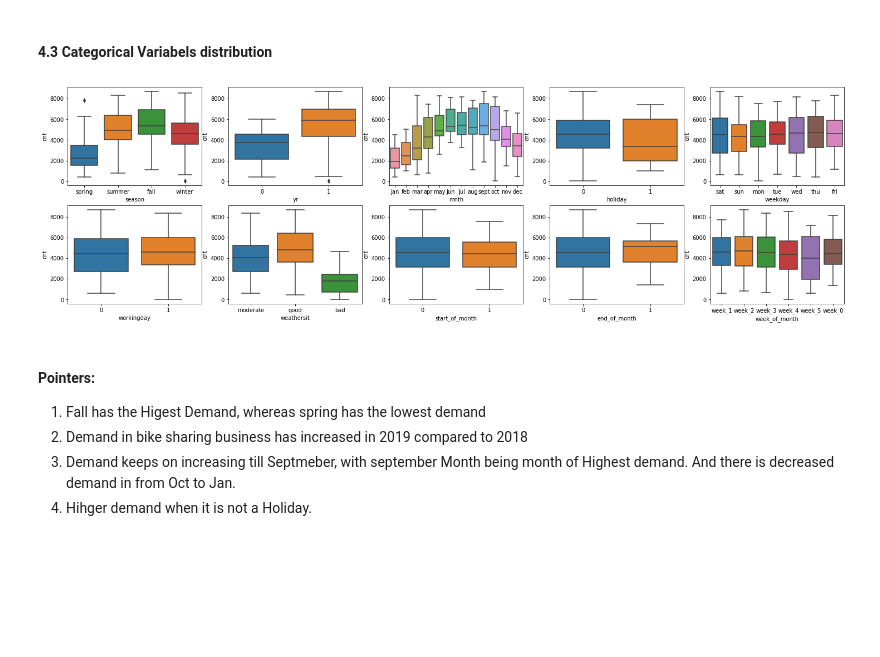
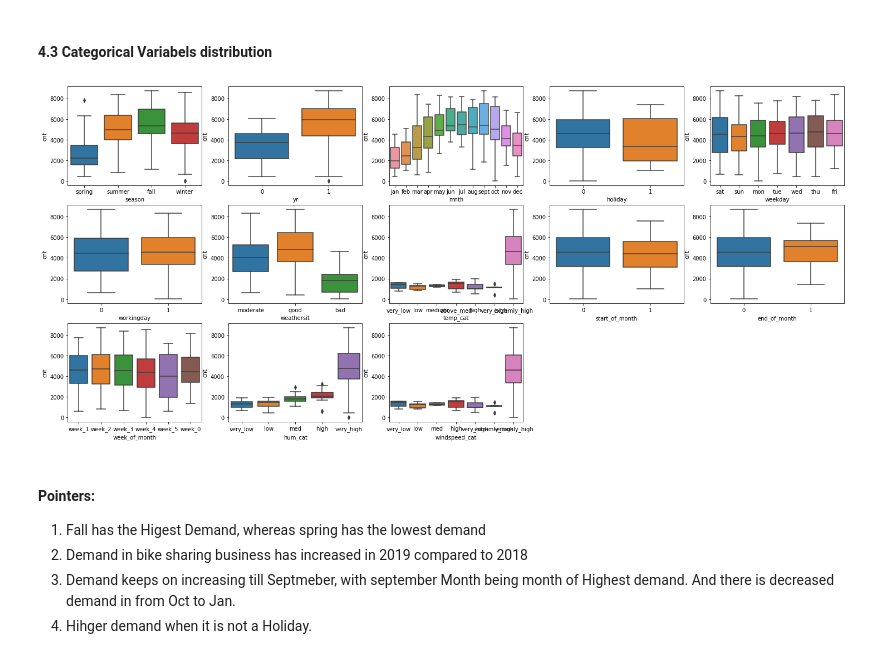
Before and after one commit to yashyennam/Bike_Sharing-Linear_Regression, a Jupyter notebook: Bike-Sharing-Assignment.ipynb, the cells around one changed output. Cells and saved outputs as stored; diff of their text form; code cells hidden in the pictures; blank space fills up the shorter version.

```diff
--- a/Bike-Sharing-Assignment.ipynb
+++ b/Bike-Sharing-Assignment.ipynb
@@ -126,6 +124,6 @@ df['week_of_month'] = df['dteday'].apply(week_of_month)
 # %%
-# # Bucket = [0, 13.0, 20.4, 26.88, 35.32, 99999999999]
-# # Bucket = [0, 8.75, 17.5, 26.25, 99999999999]
-# Bucket = [0, 5.0, 10.0, 15.0, 20.0, 25.0, 30.0, 99999999999]
-# df['temp_cat'] = df['temp'].value_counts(bins=Bucket)
-# df['temp_cat'].unique()
+# Bucket = [0, 13.0, 20.4, 26.88, 35.32, 99999999999]
+# Bucket = [0, 8.75, 17.5, 26.25, 99999999999]
+Bucket = [0, 5.0, 10.0, 15.0, 20.0, 25.0, 30.0, 99999999999]
+df['temp_cat'] = df['temp'].value_counts(bins=Bucket)
+df['temp_cat'].unique()
@@ -134,4 +144,4 @@ df['week_of_month'] = df['dteday'].apply(week_of_month)
 # %%
-# Bucket = [0, 20.0, 40.0, 60.0, 80.0, 99999999.0]
-# df['hum_cat'] = df['hum'].value_counts(bins=Bucket)
-# df['hum_cat'].unique()
+Bucket = [0, 20.0, 40.0, 60.0, 80.0, 99999999.0]
+df['hum_cat'] = df['hum'].value_counts(bins=Bucket)
+df['hum_cat'].unique()
@@ -140,4 +162,4 @@ df['week_of_month'] = df['dteday'].apply(week_of_month)
 # %%
-# Bucket = [0, 5.0, 10.0, 15.0, 20.0, 25.0, 30.0, 99999999.0]
-# df['windspeed_cat'] = df['windspeed'].value_counts(bins=Bucket)
-# df['windspeed_cat'].unique()
+Bucket = [0, 5.0, 10.0, 15.0, 20.0, 25.0, 30.0, 99999999.0]
+df['windspeed_cat'] = df['windspeed'].value_counts(bins=Bucket)
+df['windspeed_cat'].unique()
@@ -253,15 +281,13 @@ df.mnth = df.mnth.replace({1: 'jan',2: 'feb',3: 'mar',4: 'apr',5: 'may',6: 'jun'
 
 df.weekday = df.weekday.replace({0: 'sun',1: 'mon',2: 'tue',3: 'wed',4: 'thu',5: 'fri',6: 'sat'})
 
-# df.temp_cat = df.temp_cat.replace({4: 'very_low', 56: 'low', 160: 'medium', 138: 'above_med', 130:'high', 170:'very_high', 72:'extremly_high'})
+df.temp_cat = df.temp_cat.replace({4: 'very_low', 56: 'low', 160: 'medium', 138: 'above_med', 130:'high', 170:'very_high', 72:'extremly_high'})
 
 df.week_of_month = df.week_of_month.replace({1:'week_1', 2:'week_2', 3:'week_3', 4:'week_4', 5:'week_5', 0:'week_0'})
 
-# hum_cat - ([  2,  28, 292, 317,  91])
-# windspeed_cat - ([ 31, 211, 269, 148,  54,  16,   1])
+df.hum_cat = df.hum_cat.replace({2:'very_low', 28:'low', 292: 'med', 317:'high', 91:'very_high'})
 
-# df.hum_cat = df.hum_cat.replace({2:'very_low', 28:'low', 292: 'med', 317:'high', 91:'very_high'})
-# df.windspeed_cat = df.windspeed_cat.replace({31:'very_low', 211:'low', 269: 'med', 148:'high', 54:'very_high', 16:'extremly_high', 1:'seriously_high'})
+df.windspeed_cat = df.windspeed_cat.replace({31:'very_low', 211:'low', 269: 'med', 148:'high', 54:'very_high', 16:'extremly_high', 1:'seriously_high'})
 df.head()
 # %% [output]
 |  | season | yr | mnth | holiday | weekday | workingday | weathersit | temp | hum | windspeed | ... |
@@ -352,23 +371,17 @@ plt.show()
 #### 4.3 Categorical Variabels distribution
 # %%
 # Boxplot for categorical variables to see demands
-# lst = ['season','yr','mnth','holiday','weekday','workingday','weathersit',
-#        'quarter', 'start_of_month',	'end_of_month',	'week_of_month']
 
-# lst = ['season','yr','mnth','holiday','weekday','workingday','weathersit', 'temp_cat',
-#        'start_of_month',	'end_of_month',	'week_of_month', 'hum_cat', 'windspeed_cat']
-
-
-lst = ['season','yr','mnth','holiday','weekday','workingday','weathersit',
-       'start_of_month',	'end_of_month',	'week_of_month']
+lst = ['season','yr','mnth','holiday','weekday','workingday','weathersit', 'temp_cat',
+       'start_of_month',	'end_of_month',	'week_of_month', 'hum_cat', 'windspeed_cat']
 
 plt.figure(figsize=(25, 15))
 for i in enumerate(lst):
     plt.subplot(4,5,i[0]+1)
     sns.boxplot(data=df, x=i[1], y='cnt')
 plt.show()
 # %% [output]
-[figure, old version]
+[figure, new version]
 # %% [markdown]
 #### Pointers:
 1. Fall has the Higest Demand, whereas spring has the lowest demand
```
Also changed, not shown: parts of 57 cells of this notebook.
